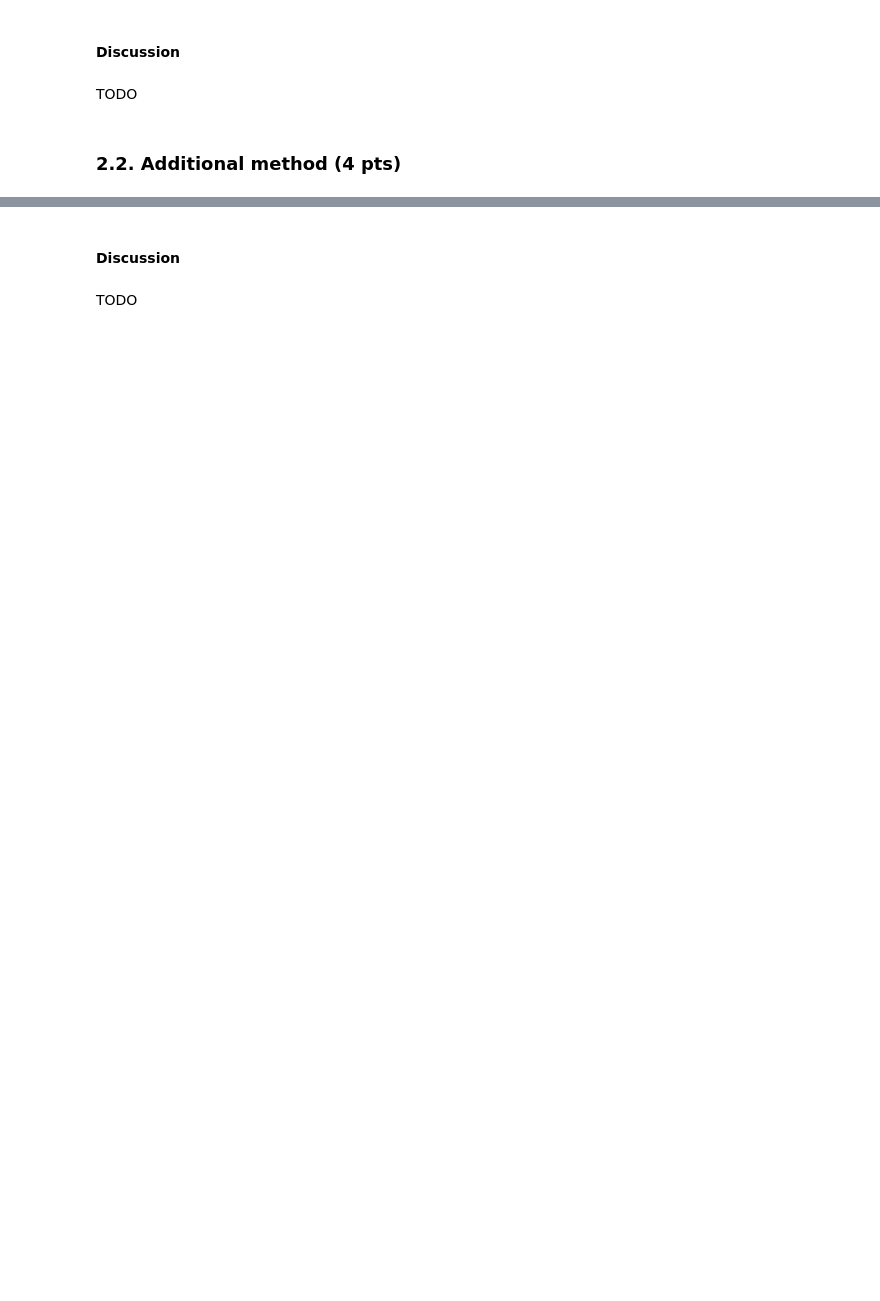
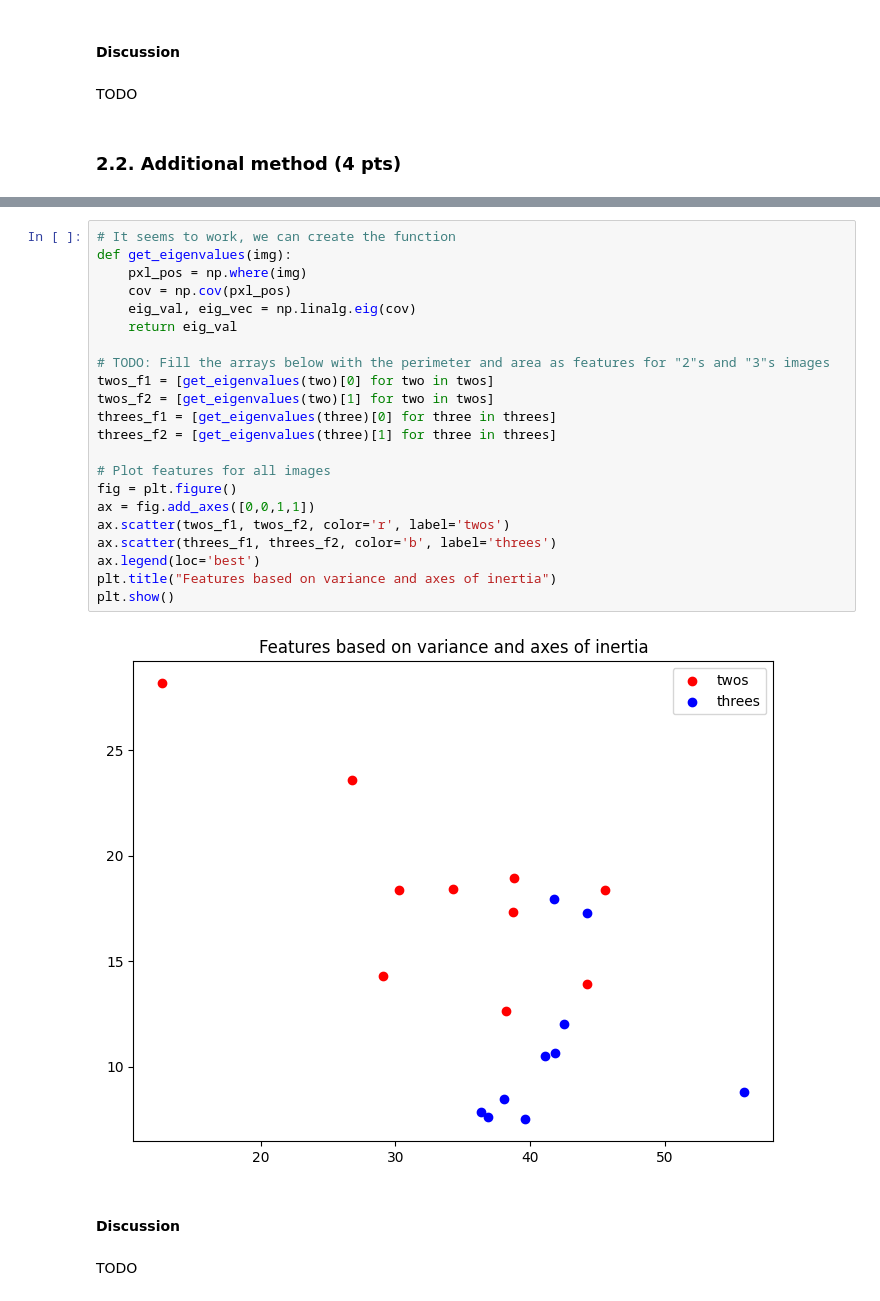
Before and after one commit to OctavioProfeta/iapr, a Jupyter notebook: labs/lab_02_object_description.ipynb, the cells around one changed output, grey strips where cells are left out. Drawn from its saved outputs; the diff is of its cells as text; blank space fills up the shorter version.

```diff
--- a/labs/lab_02_object_description.ipynb
+++ b/labs/lab_02_object_description.ipynb
@@ -694,3 +716,27 @@ TODO
+# %%
+# It seems to work, we can create the function
+def get_eigenvalues(img):
+    pxl_pos = np.where(img)
+    cov = np.cov(pxl_pos)
+    eig_val, eig_vec = np.linalg.eig(cov)
+    return eig_val
+
+# TODO: Fill the arrays below with the perimeter and area as features for "2"s and "3"s images
+twos_f1 = [get_eigenvalues(two)[0] for two in twos]
+twos_f2 = [get_eigenvalues(two)[1] for two in twos]
+threes_f1 = [get_eigenvalues(three)[0] for three in threes]
+threes_f2 = [get_eigenvalues(three)[1] for three in threes]
+
+# Plot features for all images
+fig = plt.figure()
+ax = fig.add_axes([0,0,1,1])
+ax.scatter(twos_f1, twos_f2, color='r', label='twos')
+ax.scatter(threes_f1, threes_f2, color='b', label='threes')
+ax.legend(loc='best')
+plt.title("Features based on variance and axes of inertia")
+plt.show()
+# %% [output]
+[figure, added]
 # %% [markdown]
 #### Discussion
 # %% [markdown]
```
Also changed, not shown: parts of 7 cells of this notebook.
